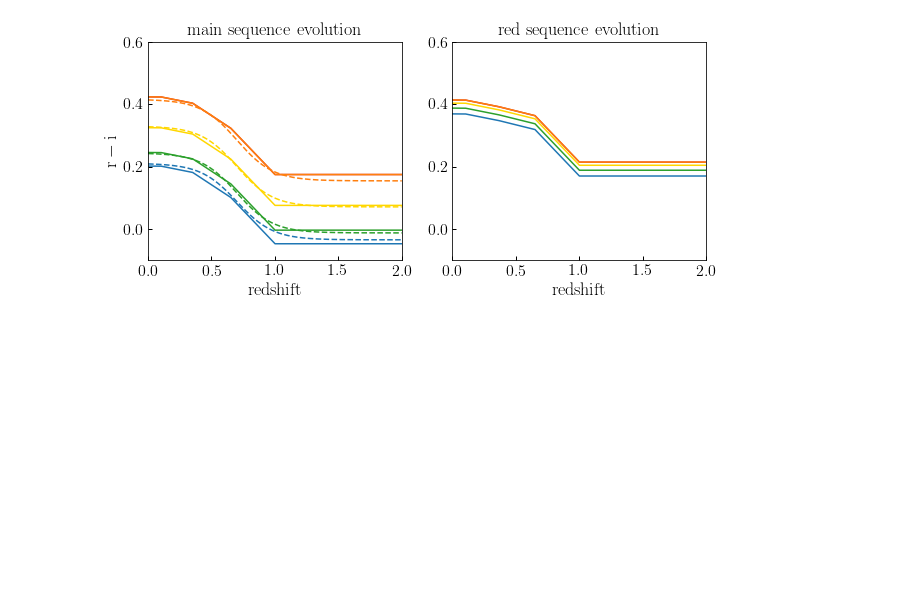
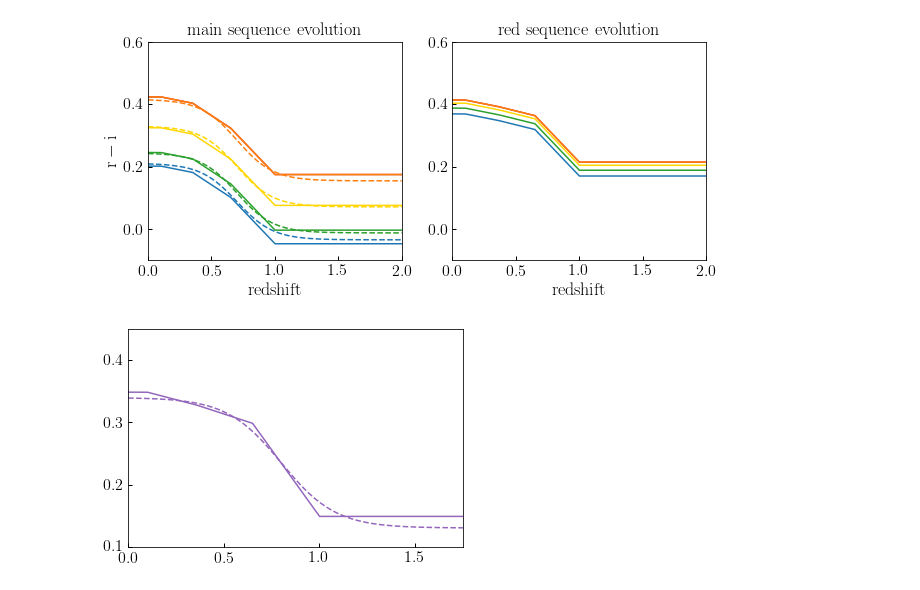
Before and after one commit to LSSTDESC/cosmodc2, a Jupyter notebook: notebooks/recalibrate_ri_evolution.ipynb, the cells around one changed output. Saved outputs shown, nothing was run; the diff lists cells and outputs as text; code cells hidden in the pictures; blank space fills up the shorter version.

```diff
--- a/notebooks/recalibrate_ri_evolution.ipynb
+++ b/notebooks/recalibrate_ri_evolution.ipynb
@@ -108,3 +108,36 @@ title = ax2.set_title(r'${\rm red\ sequence\ evolution}$')
 # fig.savefig(figname, bbox_extra_artists=[xlabel, ylabel], bbox_inches='tight')
 # %% [output]
 [figure]
+# %%
+def sigmoid(x, x0=0, k=1, ymin=0, ymax=1):
+    """
+    """
+    height_diff = ymax-ymin
+    return ymin + height_diff/(1 + np.exp(-k*(x-x0)))
+
+
+fig, ax = plt.subplots(1, 1)
+
+# __=ax.plot(redshift, rs_ri_mr25, color=mred, label=r'${\rm M_{r} = -25}$')
+# __=ax.plot(redshift, sigmoid(redshift, x0=0.8, k=7, ymin=0.42, ymax=0.22), '--', color=mred)
+
+# __=ax.plot(redshift, rs_ri_mr23, color=morange, label=r'${\rm M_{r} = -23}$')
+# __=ax.plot(redshift, sigmoid(redshift, x0=0.8, k=7, ymin=0.41, ymax=0.2), '--', color=morange)
+
+# __=ax.plot(redshift, rs_ri_mr21, color='gold', label=r'${\rm M_{r} = -21}$')
+# __=ax.plot(redshift, sigmoid(redshift, x0=0.8, k=7, ymin=0.4, ymax=0.19), '--', color='gold')
+
+# __=ax.plot(redshift, rs_ri_mr19, color=mgreen, label=r'${\rm M_{r} = -19}$')
+# __=ax.plot(redshift, sigmoid(redshift, x0=0.8, k=7, ymin=0.385, ymax=0.17), '--', color=mgreen)
+
+# __=ax.plot(redshift, rs_ri_mr17, color=mblue, label=r'${\rm M_{r} = -17}$')
+# __=ax.plot(redshift, sigmoid(redshift, x0=0.8, k=7, ymin=0.37, ymax=0.155), '--', color=mblue)
+
+__=ax.plot(redshift, rs_ri_mr12, color=mpurple, label=r'${\rm M_{r} = -12}$')
+__=ax.plot(redshift, sigmoid(redshift, x0=0.8, k=7, ymin=0.34, ymax=0.13), '--', color=mpurple)
+
+
+ylim = ax.set_ylim(0.1, 0.45)
+xlim = ax.set_xlim(0, 1.75)
+# %% [output]
+[figure, added]
```
Also changed, not shown: 1 other file.
